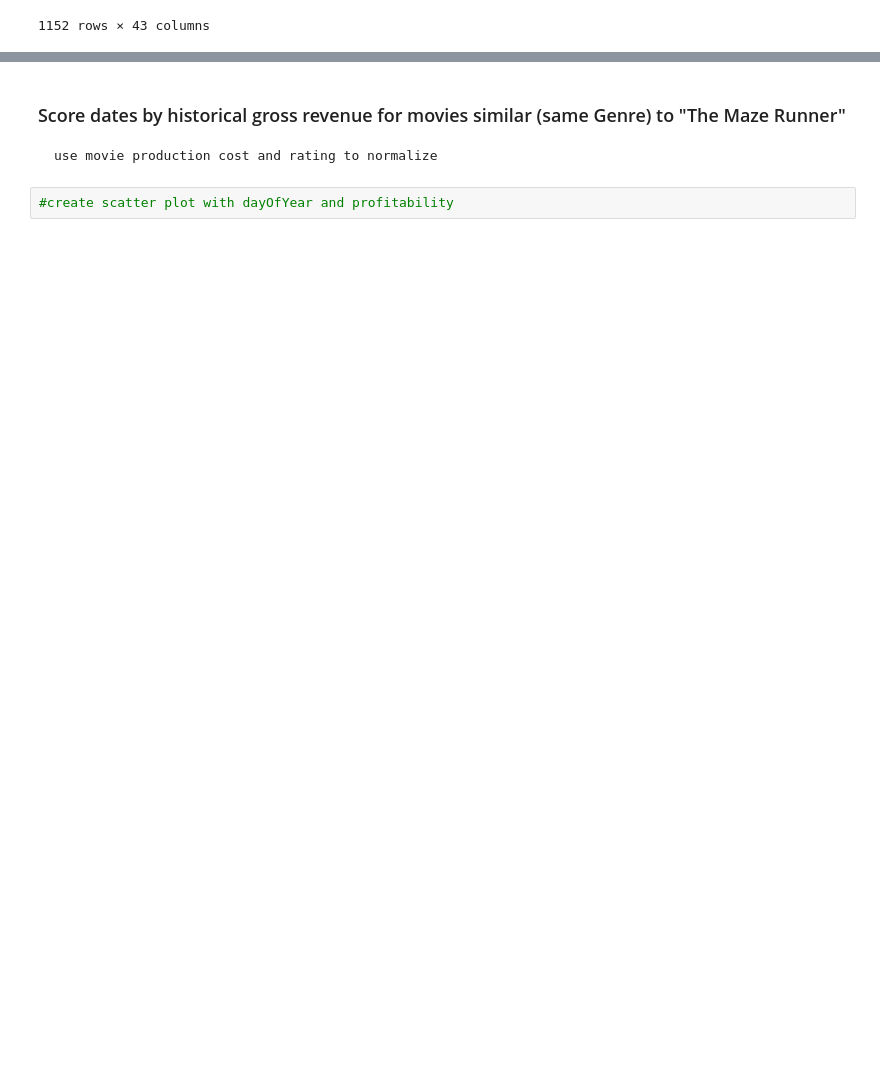
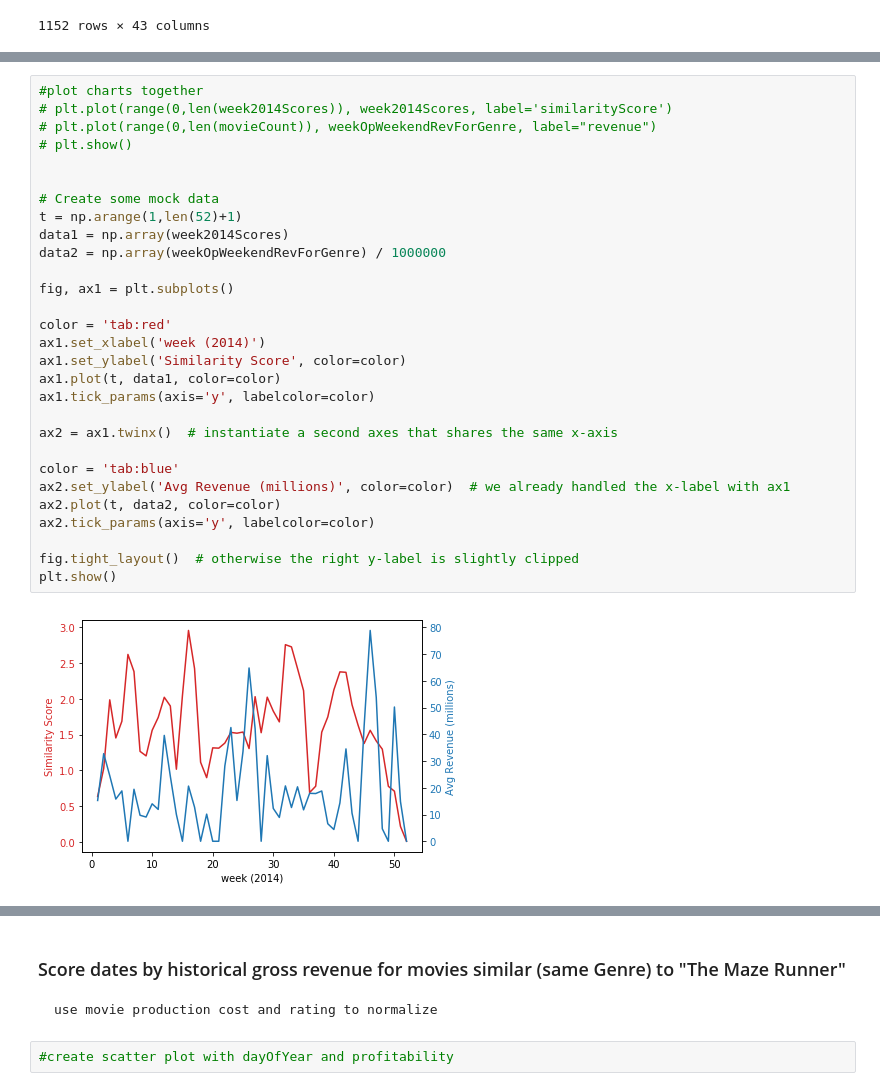
Before and after one commit to Oldyeller89/M_A_HW_Git, a Jupyter notebook: Assignment2/movieAnalysis.ipynb, the cells around one changed output, grey strips where cells are left out. Saved outputs shown, nothing was run; the diff lists cells and outputs as text; blank space fills up the shorter version.

```diff
--- a/Assignment2/movieAnalysis.ipynb
+++ b/Assignment2/movieAnalysis.ipynb
@@ -280 +285,32 @@ print(np.argmax(np.array(weekOpWeekendRevForGenre)))
 45
+# %%
+#plot charts together
+# plt.plot(range(0,len(week2014Scores)), week2014Scores, label='similarityScore')
+# plt.plot(range(0,len(movieCount)), weekOpWeekendRevForGenre, label="revenue")
+# plt.show()
+
+
+# Create some mock data
+t = np.arange(1,len(52)+1)
+data1 = np.array(week2014Scores)
+data2 = np.array(weekOpWeekendRevForGenre) / 1000000
+
+fig, ax1 = plt.subplots()
+
+color = 'tab:red'
+ax1.set_xlabel('week (2014)')
+ax1.set_ylabel('Similarity Score', color=color)
+ax1.plot(t, data1, color=color)
+ax1.tick_params(axis='y', labelcolor=color)
+
+ax2 = ax1.twinx()  # instantiate a second axes that shares the same x-axis
+
+color = 'tab:blue'
+ax2.set_ylabel('Avg Revenue (millions)', color=color)  # we already handled the x-label with ax1
+ax2.plot(t, data2, color=color)
+ax2.tick_params(axis='y', labelcolor=color)
+
+fig.tight_layout()  # otherwise the right y-label is slightly clipped
+plt.show()
+# %% [output]
+[figure, added]
```
Also changed, not shown: parts of 4 cells of this notebook.
